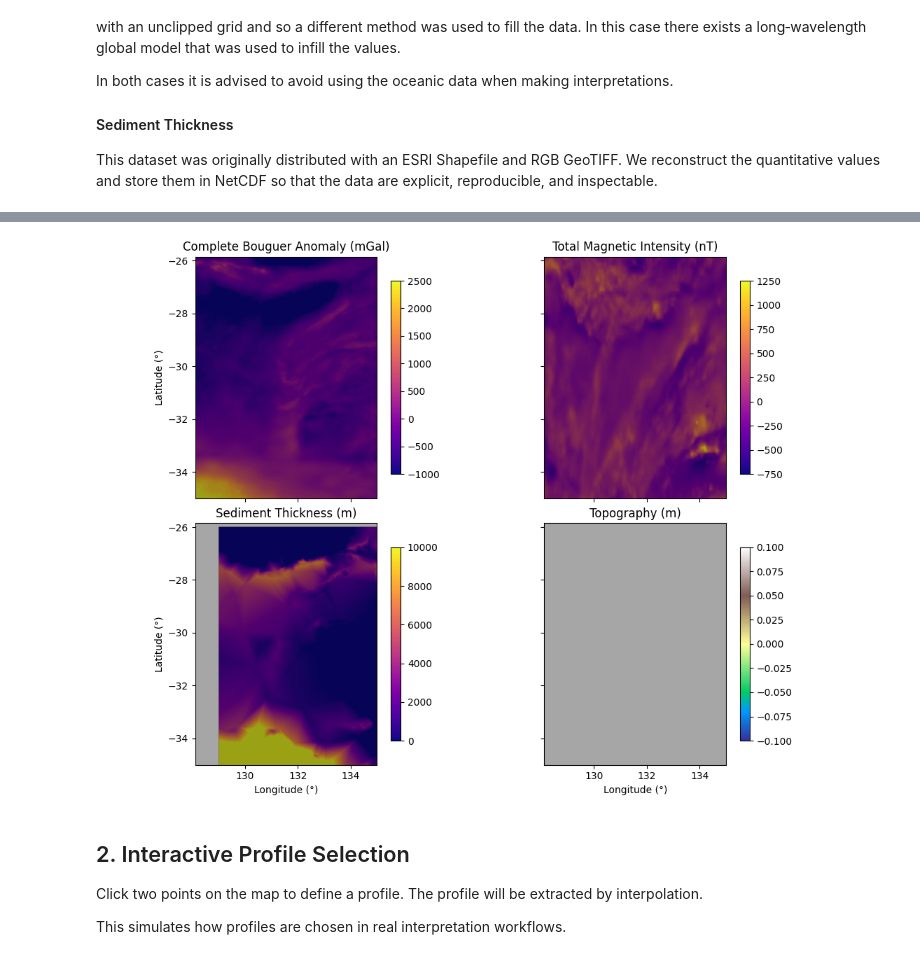
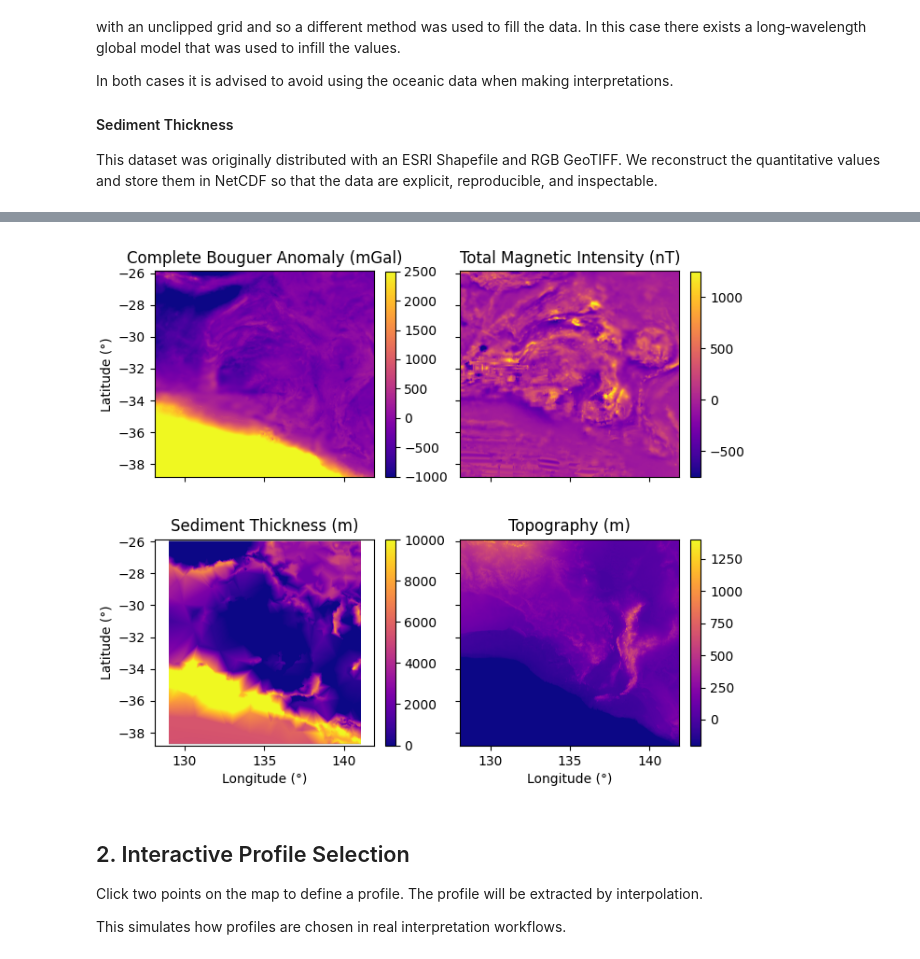
Before and after one commit to dhasterok/EART_3017, a Jupyter notebook: src/assignments/week_7_fourier.ipynb, the cells around one changed output, grey strips where cells are left out. Drawn from its saved outputs; the diff is of its cells as text; code cells hidden in the pictures.

Commit message:
Updated week 7 notebook
There was a problem with the topography file.  Needed to regenerate the magnetics file as well.

```diff
--- a/src/assignments/week_7_fourier.ipynb
+++ b/src/assignments/week_7_fourier.ipynb
@@ -45,8 +45,10 @@ cmap = "plasma"
 ## 1. Load Gravity, Magnetic, and Sediment Thickness Data
 # %%
 # Spatial subset bounds
-LON_MAX =  135.0   # degrees E
-LAT_MIN =  -35.0   # degrees N
+#LON_MAX =  135.0   # degrees E
+#LAT_MIN =  -35.0   # degrees N
+LON_MAX =  142.0   # degrees E
+LAT_MIN =  -40.0   # degrees N
 
 # Gravity
 with xr.open_dataset(DATAPATH / "sa_grav_tif_gda2020/SA_GRAV_BA_2007_reconstructed.nc") as src:
@@ -61,23 +63,26 @@ ny, nx = grav.shape
 dx = x[1] - x[0]
 dy = y[0] - y[1]    # positive northwards
 
-# Magnetics
+# Magnetics (increasing y in file — flip to match gravity's N-at-row-0 convention)
 with xr.open_dataset(DATAPATH / "SA_TMI_GDA2020/SA_WDMAM_adjusted_UTM.nc") as src:
-    mag = src.magnetic_anomaly.sel(x=slice(None, LON_MAX), y=slice(None, LAT_MIN))
+    mag = src.magnetic_anomaly.sel(x=slice(None, LON_MAX), y=slice(LAT_MIN, None))
+#mag = mag.isel(y=slice(None, None, -1))
 
 # Topography
-with rasterio.open(DATAPATH / "Data_9secDEM_D8/dem-9s/dem-9s.tif") as src:
-    elev = src.read(1)
-    elev_transform = src.transform
-    elev_crs    = src.crs
-    elev_nodata = src.nodata
+with xr.open_dataset(DATAPATH / "topography/SA_DEM_GDA2020.nc") as src:
+    elev = src.elevation.sel(x=slice(None, LON_MAX), y=slice(None, LAT_MIN))
 
 # Sediment thickness
 with xr.open_dataset(DATAPATH / "OZSEEBASE_sedthick/SA_OZSEEBASE_SED.nc") as src:
     sed = src.sediment_thickness.sel(x=slice(None, LON_MAX), y=slice(None, LAT_MIN))
     sed_crs = CRS.from_wkt(sed.coords["crs"].attrs["spatial_ref"])
 
-print(f"Gravity grid : {grav.shape}  x {x.min():.2f}–{x.max():.2f}  y {y.min():.2f}–{y.max():.2f}")
-print(f"Magnetics    : {mag.shape}")
-print(f"Sediment     : {sed.shape}")
+# Resample topography onto gravity grid
+#topo = elev.interp(x=xr.DataArray(x, dims="x"), y=xr.DataArray(y, dims="y"),
+#                   method="linear").values
+
+print(f"Gravity grid : {grav.shape}  x {x.min():.2f}\u2013{x.max():.2f}  y {y.min():.2f}\u2013{y.max():.2f}")
+print(f"Magnetics    : {mag.shape}  x {mag.x.values.min():.2f}\u2013{mag.x.values.max():.2f}  y {mag.y.values.min():.2f}\u2013{mag.y.values.max():.2f}")
+print(f"Sediment     : {sed.shape}  x {x.min():.2f}\u2013{x.max():.2f}  y {y.min():.2f}\u2013{y.max():.2f}")
+print(f"Topography   : {elev.shape}  x {elev.x.values.min():.2f}\u2013{elev.x.values.max():.2f}  y {elev.y.values.min():.2f}\u2013{elev.y.values.max():.2f}")
 # %% [output]
@@ -132,7 +132,7 @@ extent = [x.min(), x.max(), y.min(), y.max()]
 
 fig, axes = plt.subplots(
     2, 2,
-    figsize=(10, 8),
+    figsize=(7, 6),
     constrained_layout=True,
     sharex=True,
     sharey=True
@@ -141,39 +141,40 @@ kw = dict(extent=extent, origin="upper")
 
 # ---- Gravity ----
 im0 = axes[0, 0].imshow(grav.values, cmap=cmap, **kw)
 im0.set_clim(-1000, 2500)
-axes[0, 0].imshow(hs, cmap="gray", alpha=0.35, **kw)
+#axes[0, 0].imshow(hs, cmap="gray", alpha=0.35, **kw)
 axes[0, 0].set_title("Complete Bouguer Anomaly (mGal)")
 plt.colorbar(im0, ax=axes[0, 0], shrink=0.8)
 
 # ---- Magnetics ----
 im1 = axes[0, 1].imshow(mag.values, cmap=cmap, **kw)
 im1.set_clim(-750, 1250)
-axes[0, 1].imshow(hs, cmap="gray", alpha=0.35, **kw)
+#axes[0, 1].imshow(hs, cmap="gray", alpha=0.35, **kw)
 axes[0, 1].set_title("Total Magnetic Intensity (nT)")
 plt.colorbar(im1, ax=axes[0, 1], shrink=0.8)
 
 # ---- Sediment thickness ----
 im2 = axes[1, 0].imshow(sed.interp_like(grav).values, cmap=cmap, **kw)
 im2.set_clim(0, 10000)
-axes[1, 0].imshow(hs, cmap="gray", alpha=0.35, **kw)
+#axes[1, 0].imshow(hs, cmap="gray", alpha=0.35, **kw)
 axes[1, 0].set_title("Sediment Thickness (m)")
 plt.colorbar(im2, ax=axes[1, 0], shrink=0.8)
 
 # ---- Topography ----
-im3 = axes[1, 1].imshow(topo, cmap="terrain", **kw)
-axes[1, 1].imshow(hs, cmap="gray", alpha=0.35, **kw)
+im3 = axes[1, 1].imshow(elev.values, cmap=cmap, **kw)
+im3.set_clim(-200, 1400)
+#axes[1, 1].imshow(hs, cmap="gray", alpha=0.35, **kw)
 axes[1, 1].set_title("Topography (m)")
 plt.colorbar(im3, ax=axes[1, 1], shrink=0.8)
 
 for ax in axes[1]:
     ax.set_xlabel("Longitude (°)")
 for ax in axes[:, 0]:
     ax.set_ylabel("Latitude (°)")
 
 plt.show()
 # %% [output]
-[figure, old version]
+[figure, new version]
 # %% [markdown]
 
 ## 2. Interactive Profile Selection
```
Also changed, not shown: parts of 10 cells of this notebook, 6 other files.
